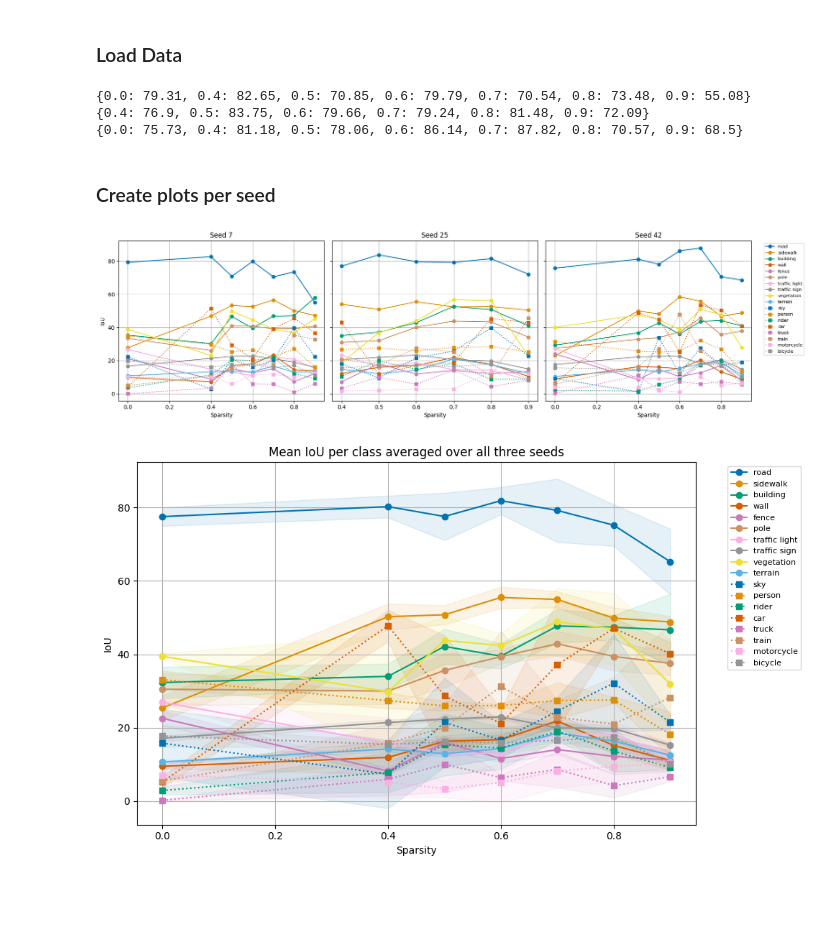
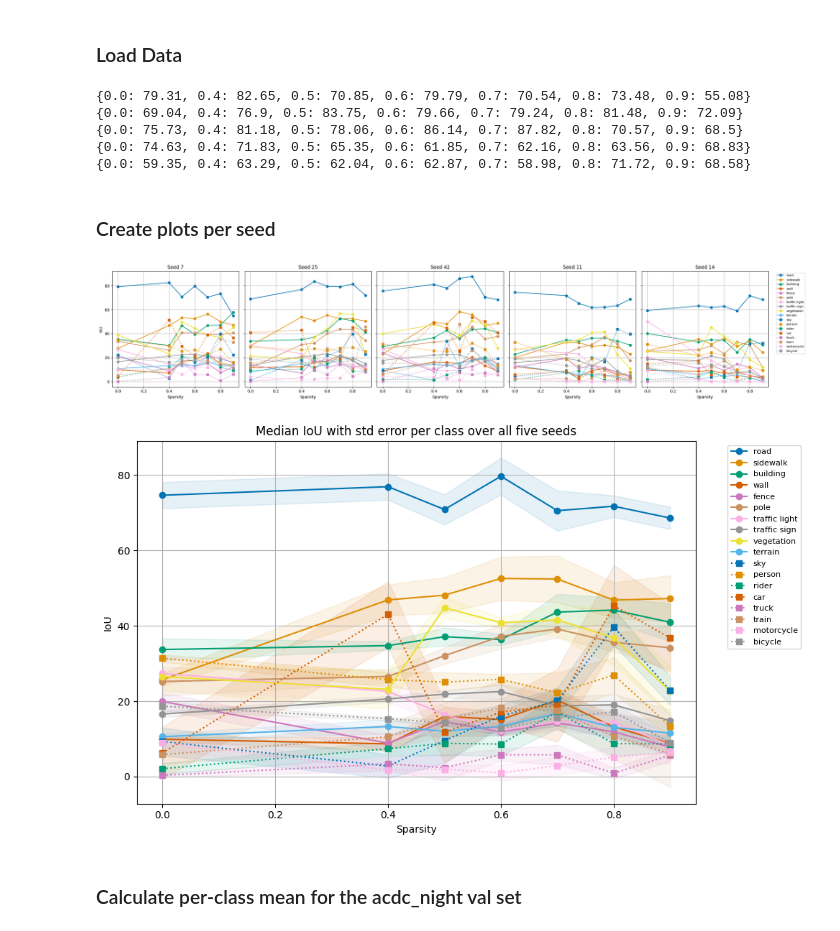
Before and after one commit to LiaNimmermann/Visualization-Notebooks, a Jupyter notebook: Analyze-sparse-mask2former-baseline/analyze_mask2former_baseline.ipynb, the cells around one changed output. Saved outputs shown, nothing was run; the diff lists cells and outputs as text; code cells hidden in the pictures; blank space fills up the shorter version.

Commit message:
rebuttal ready figures

```diff
--- a/Analyze-sparse-mask2former-baseline/analyze_mask2former_baseline.ipynb
+++ b/Analyze-sparse-mask2former-baseline/analyze_mask2former_baseline.ipynb
@@ -42,29 +42,41 @@ with open(file="val-results/results-mas2former-baseline-seed25-acdc-night.txt",
 with open(file="val-results/results-mas2former-baseline-seed42-acdc-night.txt", mode="r") as f:
     text_seed42: str = f.read()
 
+with open(file="val-results/results-mas2former-baseline-seed11-acdc-night.txt", mode="r") as f:
+    text_seed11: str = f.read()
+
+with open(file="val-results/results-mas2former-baseline-seed14-acdc-night.txt", mode="r") as f:
+    text_seed14: str = f.read()
+
 
 
 data_seed7 = parse_iou_data(text_seed7)
 data_seed25 = parse_iou_data(text_seed_25)
 data_seed42 = parse_iou_data(text_seed42)
+data_seed11 = parse_iou_data(text_seed11)
+data_seed14 = parse_iou_data(text_seed14)
 
 print(data_seed7["road"])
 print(data_seed25["road"])
 print(data_seed42["road"])
+print(data_seed11["road"])
+print(data_seed14["road"])
 # %% [output]
 {0.0: 79.31, 0.4: 82.65, 0.5: 70.85, 0.6: 79.79, 0.7: 70.54, 0.8: 73.48, 0.9: 55.08}
-{0.4: 76.9, 0.5: 83.75, 0.6: 79.66, 0.7: 79.24, 0.8: 81.48, 0.9: 72.09}
+{0.0: 69.04, 0.4: 76.9, 0.5: 83.75, 0.6: 79.66, 0.7: 79.24, 0.8: 81.48, 0.9: 72.09}
 {0.0: 75.73, 0.4: 81.18, 0.5: 78.06, 0.6: 86.14, 0.7: 87.82, 0.8: 70.57, 0.9: 68.5}
+{0.0: 74.63, 0.4: 71.83, 0.5: 65.35, 0.6: 61.85, 0.7: 62.16, 0.8: 63.56, 0.9: 68.83}
+{0.0: 59.35, 0.4: 63.29, 0.5: 62.04, 0.6: 62.87, 0.7: 58.98, 0.8: 71.72, 0.9: 68.58}
 # %% [markdown]
 ### Create plots per seed
 # %%
 import matplotlib.pyplot as plt
 import seaborn as sns
 
-fig, axes = plt.subplots(1, 3, figsize=(18, 5), sharey=True)
+fig, axes = plt.subplots(1, 5, figsize=(25, 5), sharey=True)
 
-datasets = [data_seed7, data_seed25, data_seed42]
-titles = ["Seed 7", "Seed 25", "Seed 42"]
+datasets = [data_seed7, data_seed25, data_seed42, data_seed11, data_seed14]
+titles = ["Seed 7", "Seed 25", "Seed 42", "Seed 11", "Seed 14"]
 
 classes = list(datasets[0].keys())
 
@@ -75,34 +87,34 @@ for ax, data, title in zip(axes, datasets, titles):
 
     for i, cls in enumerate(classes):
         y = [data[cls].get(s, None) for s in sparsities]
 
         if i < 10:
             linestyle = '-'
             marker = 'o'
         else:
             linestyle = ':'
             marker = 's'
 
         ax.plot(sparsities, y,
                 marker=marker,
                 label=cls,
                 color=colors[i % 10],
                 linestyle=linestyle)
 
     ax.set_title(title)
     ax.set_xlabel("Sparsity")
     ax.grid(True)
 
 axes[0].set_ylabel("IoU")
 
 handles, labels = axes[0].get_legend_handles_labels()
 
 plt.legend(bbox_to_anchor=(1.05, 1), loc="upper left", fontsize=8)
 
 plt.tight_layout()
 plt.show()
 # %% [output]
-[figure, old version]
+[figure, new version]
 # %%
 import numpy as np
 
@@ -161,7 +175,7 @@ for i, cls in enumerate(classes):
 
 plt.xlabel("Sparsity")
 plt.ylabel("IoU")
-plt.title("Mean IoU per class averaged over all three seeds")
+plt.title("Median IoU with std error per class over all five seeds")
 plt.grid(True)
 
 plt.legend(bbox_to_anchor=(1.05, 1), loc="upper left", fontsize=8)
@@ -169,4 +183,6 @@ plt.legend(bbox_to_anchor=(1.05, 1), loc="upper left", fontsize=8)
 plt.tight_layout()
 plt.show()
 # %% [output]
-[figure, old version]
+[figure, new version]
+# %% [markdown]
+### Calculate per-class mean for the acdc_night val set
```
Also changed, not shown: parts of 12 cells of this notebook, 15 other files.
